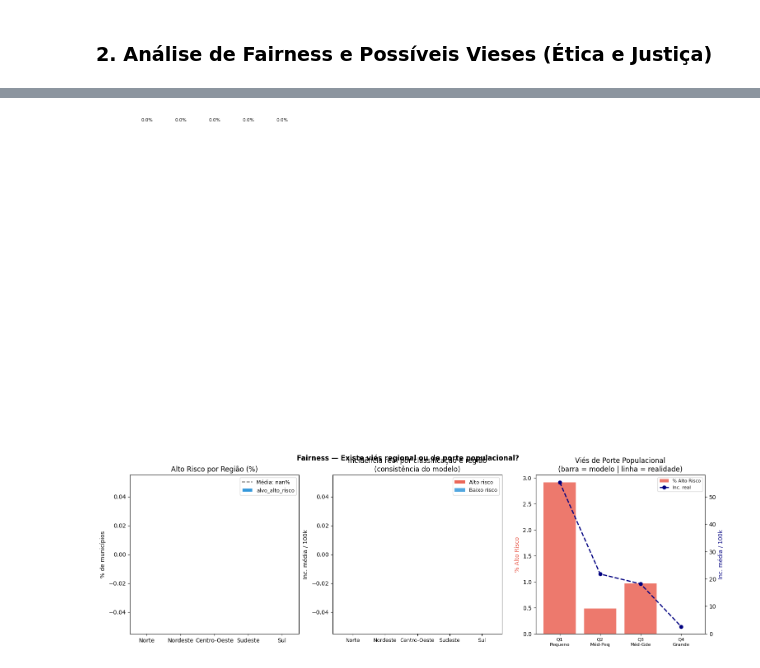
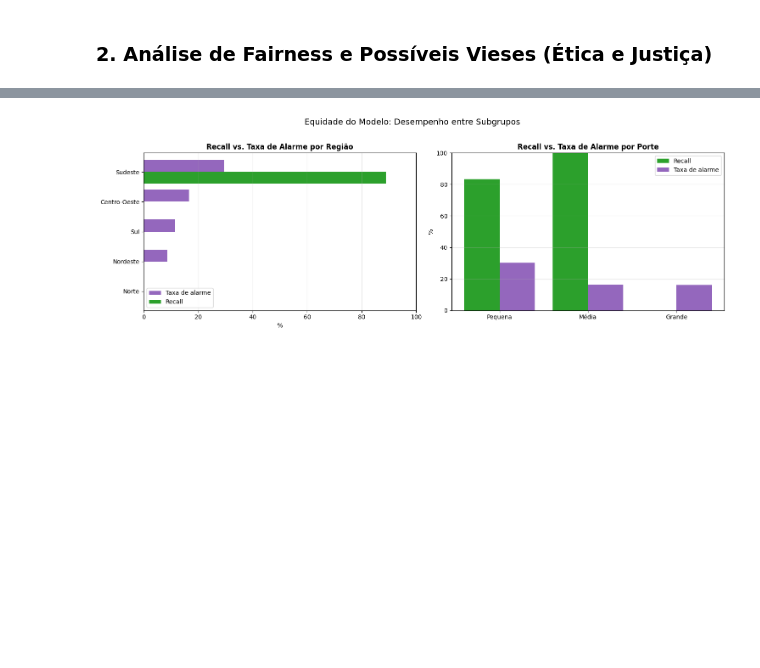
Before and after one commit to LuizCorrei4/Projeto-Caramujo, a Jupyter notebook: notebooks/analise_geoespacial/analise_saneamento_corpos_d'agua.ipynb, the cells around one changed output, grey strips where cells are left out. Cells and saved outputs as stored; diff of their text form; code cells hidden in the pictures; blank space fills up the shorter version.

```diff
--- a/notebooks/analise_geoespacial/analise_saneamento_corpos_d'agua.ipynb
+++ b/notebooks/analise_geoespacial/analise_saneamento_corpos_d'agua.ipynb
@@ -1187,8 +1190,14 @@ Nova Brasilândia D'Oeste Rondônia       1      0.0  17.5750  1.257356
 # Uma acurácia geral alta pode esconder injustiças: o modelo pode "abandonar"
 # certos grupos (errar muito mais no Norte que no Sul, ou em cidades pequenas).
 # Como o objetivo é orientar políticas públicas de saúde, um viés desses faria
-# recursos deixarem de chegar a quem mais precisa. Aqui medimos Acurácia e
-# Recall SEPARADAMENTE por Região geográfica e por Porte populacional.
+# recursos deixarem de chegar a quem mais precisa.
+#
+# OBS. METODOLÓGICA: as cidades de alto risco são raras (cluster minoritário),
+# então o conjunto de teste (30%) tem pouquíssimos positivos por subgrupo. Para
+# que cada Região/Porte tenha casos suficientes e a auditoria seja interpretável,
+# avaliamos aqui sobre a BASE COMPLETA de municípios rotulados. É uma medição
+# "in-sample" (otimista no valor absoluto), mas válida para comparar subgrupos
+# entre si e revelar onde os erros e os alarmes se concentram.
 
 import numpy as np
 import pandas as pd
@@ -1197,26 +1206,20 @@ from sklearn.metrics import accuracy_score, recall_score
 
 print("\n=== ANÁLISE DE FAIRNESS E POSSÍVEIS VIESES ===")
 
-# 1. Recuperamos os atributos sensíveis das MESMAS cidades do conjunto de teste
-#    (X_test preserva o índice original de df_ml_brasil, então o alinhamento é exato)
-df_fair = df_ml_brasil.loc[X_test.index].copy()
-df_fair["y_real"] = y_test.values
-df_fair["y_pred"] = rf.predict(X_test)
+# 1. Auditoria sobre toda a base rotulada (mais casos por subgrupo = mais sinal)
+df_fair = df_ml_brasil.copy()
+X_full = df_fair[["açudes_canais_ha", "taxa_esgoto_media", "pop_media", "natural_ha", "hydro_ha"]]
+df_fair["y_real"] = df_fair["alvo_alto_risco"]
+df_fair["y_pred"] = rf.predict(X_full)
 
-# 2. Mapeando a UF (estado) para as 5 grandes Regiões do Brasil
-regioes_brasil = {
-    "AC": "Norte", "AP": "Norte", "AM": "Norte", "PA": "Norte", "RO": "Norte", "RR": "Norte", "TO": "Norte",
-    "AL": "Nordeste", "BA": "Nordeste", "CE": "Nordeste", "MA": "Nordeste", "PB": "Nordeste",
-    "PE": "Nordeste", "PI": "Nordeste", "RN": "Nordeste", "SE": "Nordeste",
-    "DF": "Centro-Oeste", "GO": "Centro-Oeste", "MT": "Centro-Oeste", "MS": "Centro-Oeste",
-    "ES": "Sudeste", "MG": "Sudeste", "RJ": "Sudeste", "SP": "Sudeste",
-    "PR": "Sul", "RS": "Sul", "SC": "Sul",
-}
+# 2. Região derivada do 1º dígito do código IBGE do município (independe do texto
+#    da coluna 'state'): 1=Norte, 2=Nordeste, 3=Sudeste, 4=Sul, 5=Centro-Oeste
+mapa_regiao = {"1": "Norte", "2": "Nordeste", "3": "Sudeste", "4": "Sul", "5": "Centro-Oeste"}
 df_fair["regiao"] = (
-    df_fair["state"].astype(str).str.strip().str.upper().map(regioes_brasil).fillna("Não Identificado")
+    df_fair["code_muni"].astype(str).str[0].map(mapa_regiao).fillna("Não Identificado")
 )
 
-# 3. Categorizando o porte das cidades em tercis (Pequena / Média / Grande)
+# 3. Porte das cidades em tercis (Pequena / Média / Grande)
 df_fair["porte"] = pd.qcut(df_fair["pop_media"], q=3, labels=["Pequena", "Média", "Grande"])
 
 
@@ -1233,6 +1236,9 @@ def desempenho_por_grupo(df, coluna_grupo):
             # Recall só faz sentido se houver cidades de alto risco no grupo
             "recall_pct": (recall_score(bloco["y_real"], bloco["y_pred"], zero_division=0) * 100
                            if positivos > 0 else np.nan),
+            # Taxa de alarme: % de cidades que o modelo SINALIZA como alto risco
+            # (informativa mesmo onde há poucos positivos reais)
+            "taxa_alarme_pct": bloco["y_pred"].mean() * 100,
         })
     return pd.DataFrame(linhas)
 
@@ -1247,35 +1253,55 @@ print(fairness_porte.round(2).to_string(index=False))
 
 
 # 5. Disparidade = diferença (em pontos percentuais) entre o melhor e o pior grupo
-def disparidade(df, coluna="recall_pct"):
+def disparidade(df, coluna):
     valores = df[coluna].dropna()
     return valores.max() - valores.min() if len(valores) > 1 else 0.0
 
 
-print(f"\n>> Disparidade de Recall entre Regiões: {disparidade(fairness_regiao):.2f} p.p.")
-print(f">> Disparidade de Recall entre Portes:  {disparidade(fairness_porte):.2f} p.p.")
-print(
-    "   (quanto MAIOR a disparidade, mais o modelo trata os grupos de forma desigual;\n"
-    "    valores baixos indicam um classificador mais equânime entre os subgrupos)"
-)
+print("\n>> Disparidades entre subgrupos (quanto maior, mais desigual o tratamento):")
+print(f"   Recall  -> Regiões: {disparidade(fairness_regiao, 'recall_pct'):5.2f} p.p. | "
+      f"Portes: {disparidade(fairness_porte, 'recall_pct'):5.2f} p.p.")
+print(f"   Alarme  -> Regiões: {disparidade(fairness_regiao, 'taxa_alarme_pct'):5.2f} p.p. | "
+      f"Portes: {disparidade(fairness_porte, 'taxa_alarme_pct'):5.2f} p.p.")
+print(f"   Acurácia-> Regiões: {disparidade(fairness_regiao, 'acuracia_pct'):5.2f} p.p. | "
+      f"Portes: {disparidade(fairness_porte, 'acuracia_pct'):5.2f} p.p.")
 
-# 6. Visualização comparativa do Recall entre subgrupos
+# 6. Visualização comparativa entre subgrupos
 fig, axes = plt.subplots(1, 2, figsize=(15, 5))
 
-fr = fairness_regiao.sort_values("recall_pct")
-axes[0].barh(fr["regiao"], fr["recall_pct"], color="#2ca02c")
-axes[0].set_title("Recall (Captura de Alto Risco) por Região", weight="bold")
-axes[0].set_xlabel("Recall (%)")
+fr = fairness_regiao.sort_values("taxa_alarme_pct")
+eixo = np.arange(len(fr))
+largura = 0.4
+axes[0].barh(eixo + largura / 2, fr["taxa_alarme_pct"], height=largura, color="#9467bd", label="Taxa de alarme")
+axes[0].barh(eixo - largura / 2, fr["recall_pct"].fillna(0), height=largura, color="#2ca02c", label="Recall")
+axes[0].set_yticks(eixo)
+axes[0].set_yticklabels(fr["regiao"])
+axes[0].set_title("Recall vs. Taxa de Alarme por Região", weight="bold")
+axes[0].set_xlabel("%")
 axes[0].set_xlim(0, 100)
+axes[0].legend()
 axes[0].grid(True, axis="x", alpha=0.3)
 
-axes[1].bar(fairness_porte["porte"].astype(str), fairness_porte["recall_pct"], color="#9467bd")
-axes[1].set_title("Recall (Captura de Alto Risco) por Porte", weight="bold")
-axes[1].set_ylabel("Recall (%)")
+fp = fairness_porte
+eixo2 = np.arange(len(fp))
+axes[1].bar(eixo2 - largura / 2, fp["recall_pct"].fillna(0), width=largura, color="#2ca02c", label="Recall")
+axes[1].bar(eixo2 + largura / 2, fp["taxa_alarme_pct"], width=largura, color="#9467bd", label="Taxa de alarme")
+axes[1].set_xticks(eixo2)
+axes[1].set_xticklabels(fp["porte"].astype(str))
+axes[1].set_title("Recall vs. Taxa de Alarme por Porte", weight="bold")
+axes[1].set_ylabel("%")
 axes[1].set_ylim(0, 100)
+axes[1].legend()
 axes[1].grid(True, axis="y", alpha=0.3)
 
 plt.suptitle("Equidade do Modelo: Desempenho entre Subgrupos", fontsize=14, y=1.02)
 plt.tight_layout()
 plt.show()
+
+print(
+    "\nLeitura ética: se a taxa de alarme for muito mais alta em um subgrupo (ex.:\n"
+    "cidades pequenas ou de uma região específica) SEM um aumento proporcional de\n"
+    "casos reais, o modelo pode estar usando porte/localização como atalho (proxy),\n"
+    "concentrando o rótulo de 'alto risco' onde há menos infraestrutura de dados."
+)
 # %% [output]
@@ -1283 +1328 @@ Tight layout not applied. The bottom and top margins cannot be made large enough
-[figure, old version]
+[figure, new version]
```
Also changed, not shown: parts of 2 cells of this notebook.
